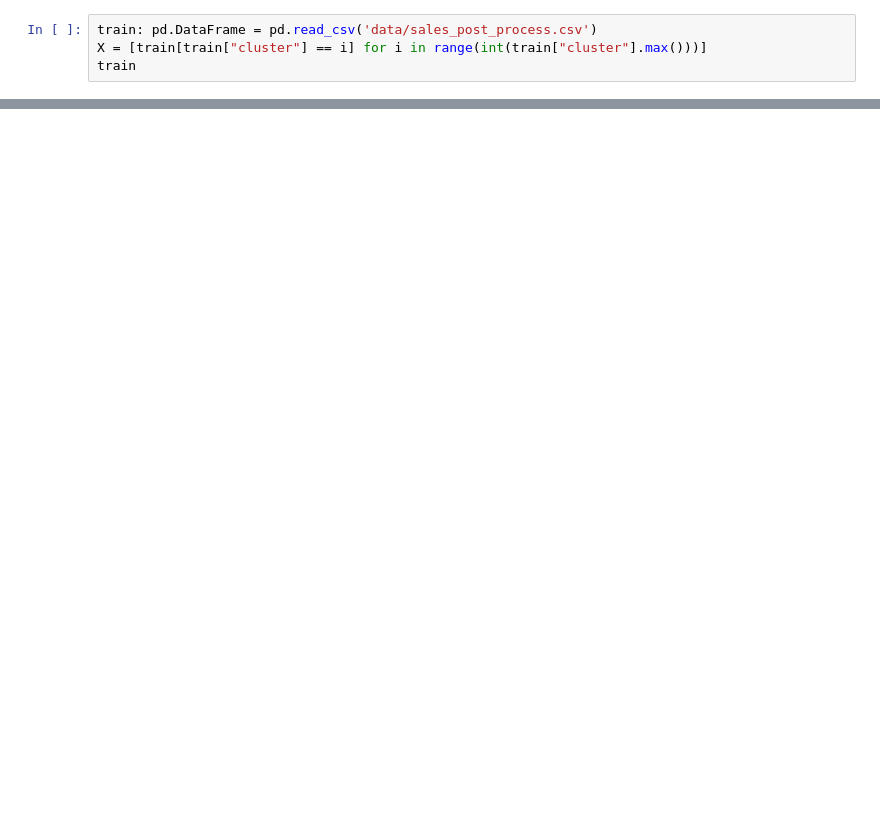
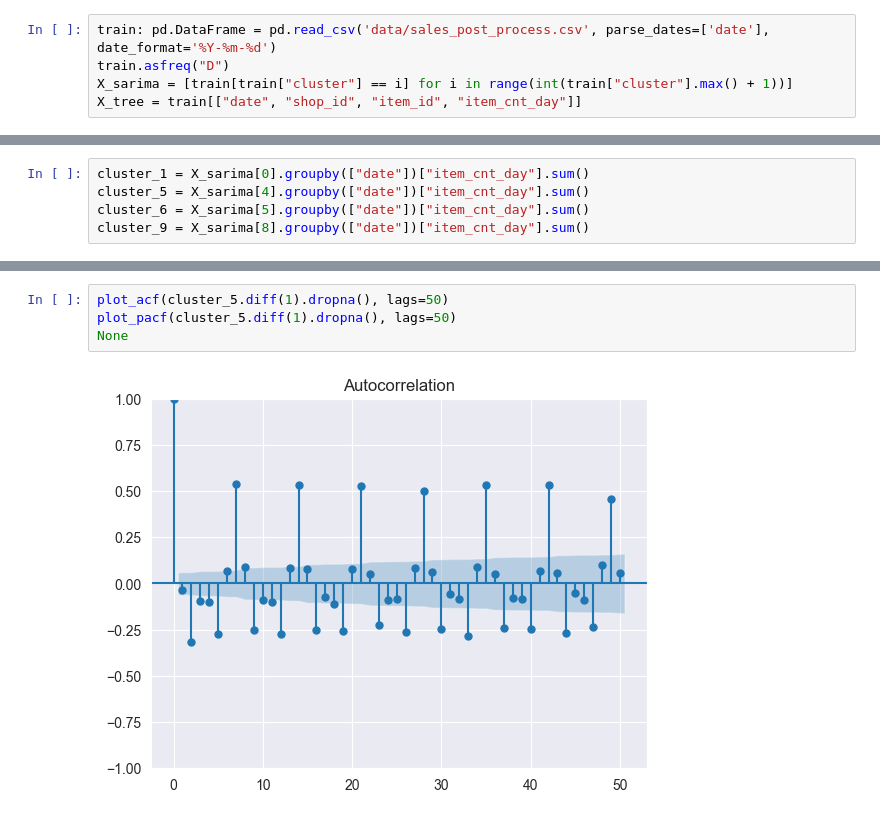
Before and after one commit to Akevilli/Internship, a Jupyter notebook: train&test.ipynb, the cells around one changed output, grey strips where cells are left out. Drawn from its saved outputs; the diff is of its cells as text; blank space fills up the shorter version.

```diff
--- a/train&test.ipynb
+++ b/train&test.ipynb
@@ -22,4 +27,5 @@ from Pipeline import Pipeline, GroupAndSummarize
 # %%
-train: pd.DataFrame = pd.read_csv('data/sales_post_process.csv')
-X = [train[train["cluster"] == i] for i in range(int(train["cluster"].max()))]
-train
+train: pd.DataFrame = pd.read_csv('data/sales_post_process.csv', parse_dates=['date'], date_format='%Y-%m-%d')
+train.asfreq("D")
+X_sarima = [train[train["cluster"] == i] for i in range(int(train["cluster"].max() + 1))]
+X_tree = train[["date", "shop_id", "item_id", "item_cnt_day"]]
@@ -39,0 +50,5 @@ train
+# %%
+cluster_1 = X_sarima[0].groupby(["date"])["item_cnt_day"].sum()
+cluster_5 = X_sarima[4].groupby(["date"])["item_cnt_day"].sum()
+cluster_6 = X_sarima[5].groupby(["date"])["item_cnt_day"].sum()
+cluster_9 = X_sarima[8].groupby(["date"])["item_cnt_day"].sum()
@@ -39,0 +64,6 @@ train
+# %%
+plot_acf(cluster_5.diff(1).dropna(), lags=50)
+plot_pacf(cluster_5.diff(1).dropna(), lags=50)
+None
+# %% [output]
+[figure, added]
```
Also changed, not shown: parts of 34 cells of this notebook, 1 other file.
